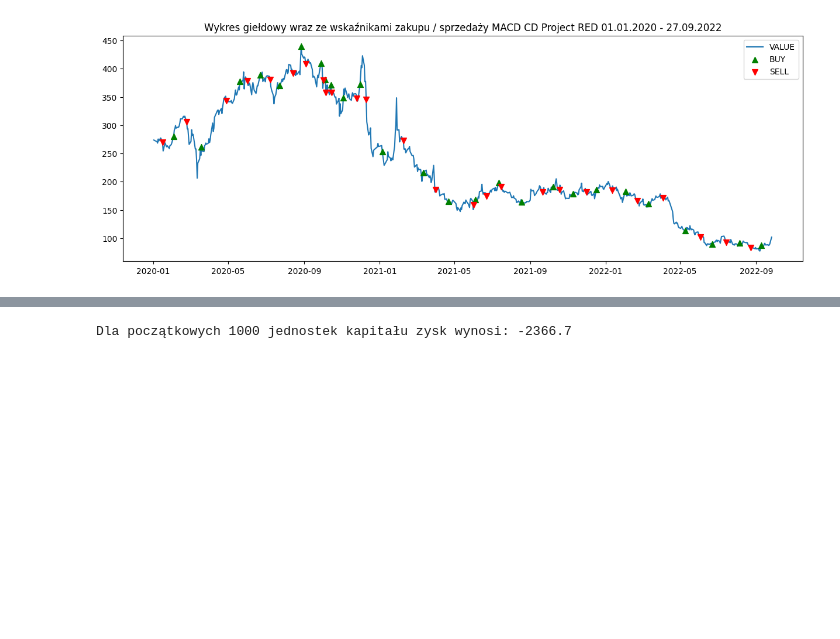
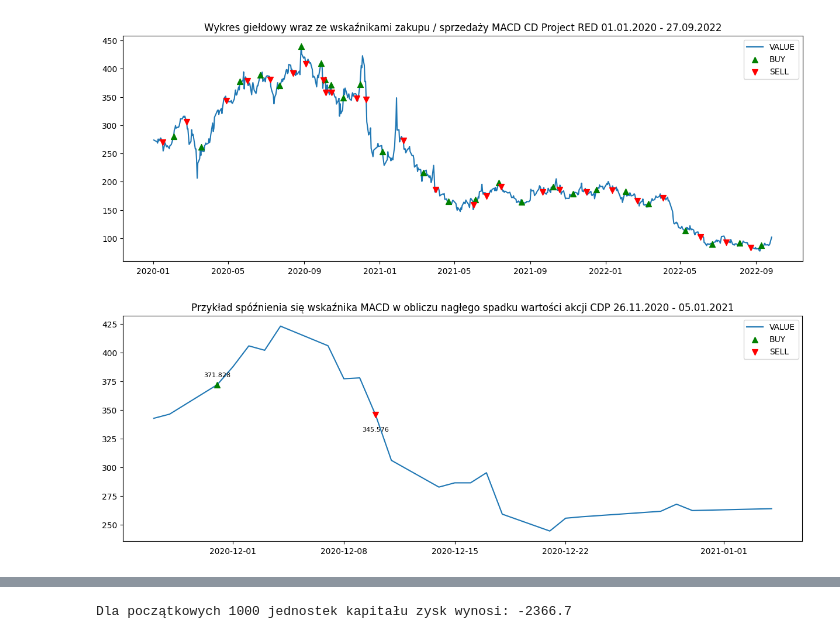
Before and after one commit to KanarekLife/NM, a Jupyter notebook: Project01/cdp.ipynb, the cells around one changed output, grey strips where cells are left out. Drawn from its saved outputs; the diff is of its cells as text; code cells hidden in the pictures; blank space fills up the shorter version.

```diff
--- a/Project01/cdp.ipynb
+++ b/Project01/cdp.ipynb
@@ -32,3 +32,21 @@ plt.title("Wykres giełdowy wraz ze wskaźnikami zakupu / sprzedaży MACD CD Pro
 plt.show()
 # %% [output]
 [figure]
+# %%
+plot_data = data[(data['DATE'] >= '2020-11-26') & (data['DATE'] < '2021-01-05')]
+plt.figure(figsize=(15, 5))
+plt.plot(plot_data["DATE"].values, plot_data["VALUE"].values)
+plt.scatter(plot_data[plot_data["ACTION"] == 'BUY']["DATE"].values, plot_data[plot_data["ACTION"] == 'BUY']["VALUE"].values, color='green', marker='^', s=50, zorder=15, label='BUY')
+plt.scatter(plot_data[plot_data["ACTION"] == 'SELL']["DATE"].values, plot_data[plot_data["ACTION"] == 'SELL']["VALUE"].values, color='red', marker='v', s=50, zorder=15, label='SELL')
+
+for index, row in plot_data[plot_data["ACTION"] == 'BUY'].iterrows():
+    plt.annotate(row["VALUE"], (row["DATE"], row["VALUE"]), textcoords="offset points", xytext=(0,10), ha='center', fontsize=8, color='black')
+
+for index, row in plot_data[plot_data["ACTION"] == 'SELL'].iterrows():
+    plt.annotate(row["VALUE"], (row["DATE"], row["VALUE"]), textcoords="offset points", xytext=(0,-20), ha='center', fontsize=8, color='black')
+
+plt.legend(['VALUE', 'BUY', 'SELL'])
+plt.title("Przykład spóźnienia się wskaźnika MACD w obliczu nagłego spadku wartości akcji CDP 26.11.2020 - 05.01.2021")
+plt.show()
+# %% [output]
+[figure, added]
```
Also changed, not shown: parts of 5 cells of this notebook, 5 other files.
